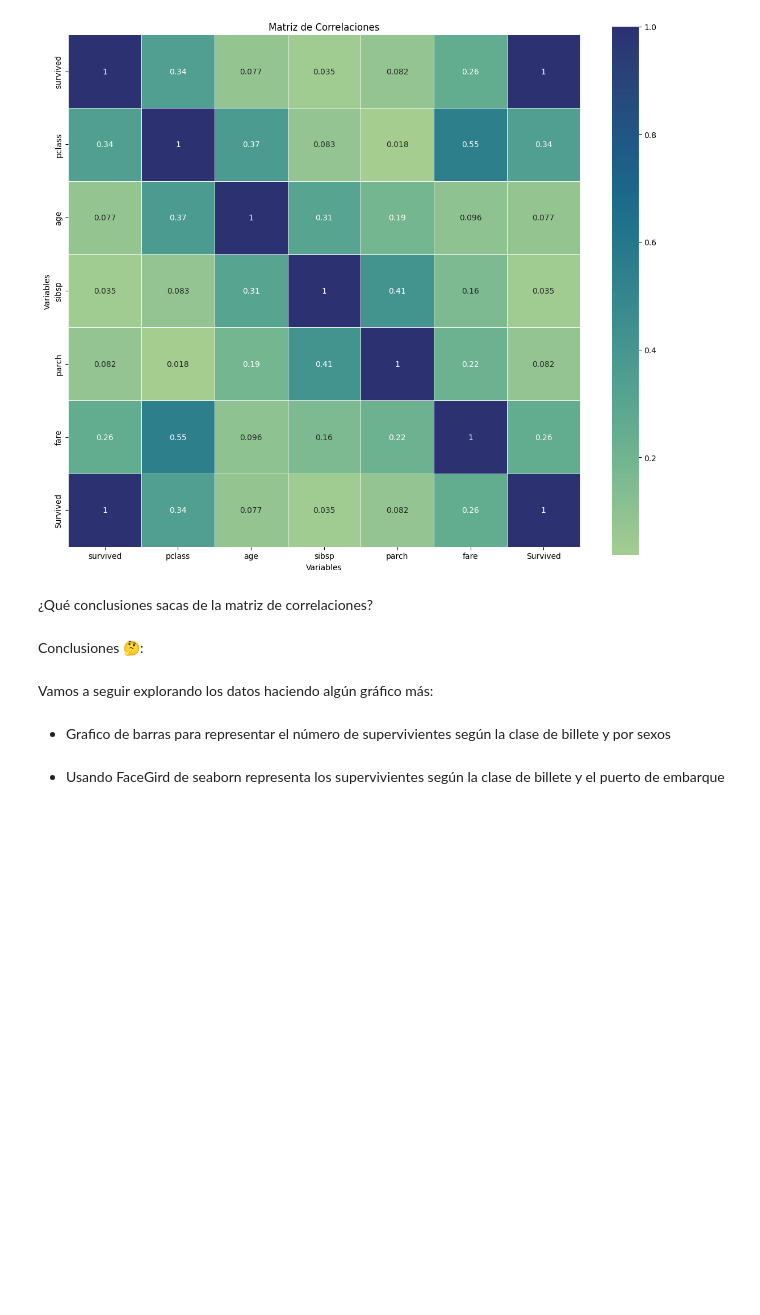
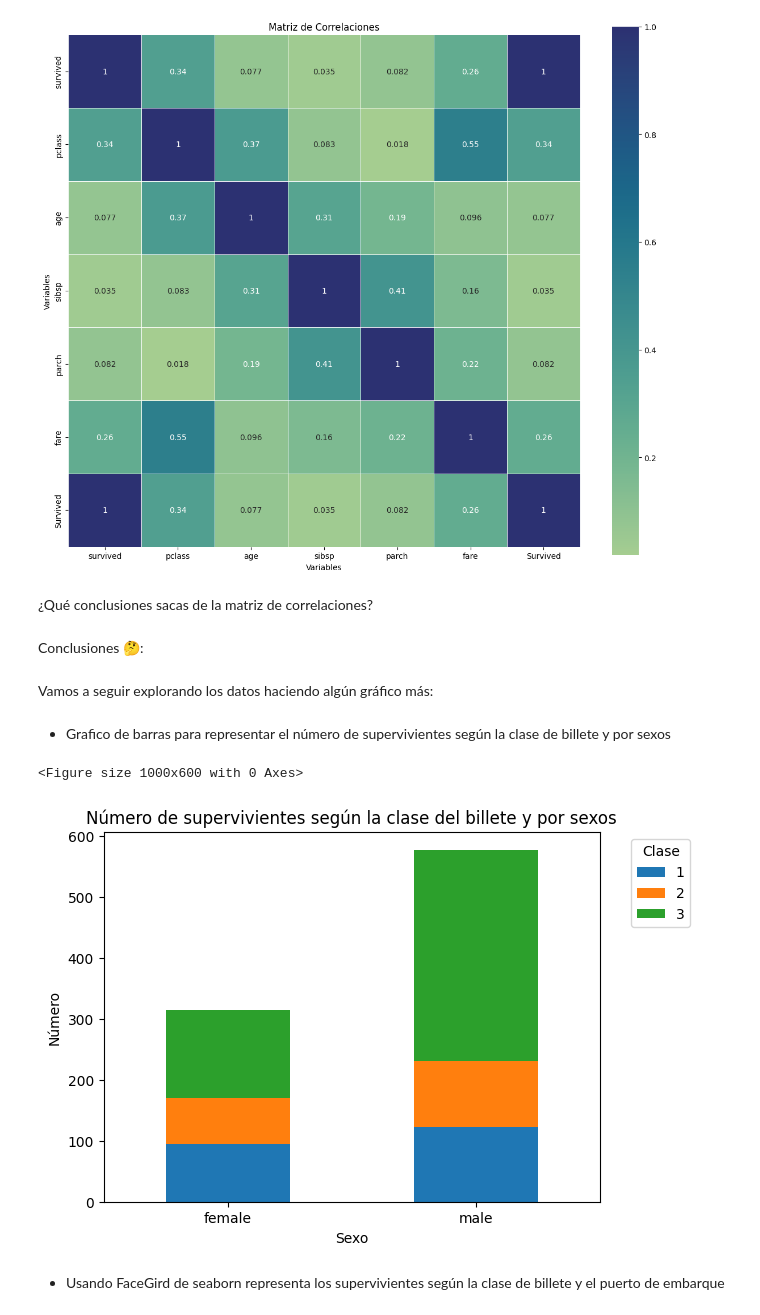
Before and after one commit to iruneguinea9/SAPA, a Jupyter notebook: 2_4Ejercicios.ipynb, the cells around one changed output. Drawn from its saved outputs; the diff is of its cells as text; code cells hidden in the pictures; blank space fills up the shorter version.

```diff
--- a/2_4Ejercicios.ipynb
+++ b/2_4Ejercicios.ipynb
@@ -341,5 +341,18 @@ Conclusiones 🤔:
 Vamos a seguir explorando los datos haciendo algún gráfico más:
 # %% [markdown]
 - Grafico de barras para representar el número de supervivientes según la clase de billete y por sexos
+# %%
+pivot_table = df_titanic.pivot_table(index=['sex'], columns=['pclass'], values='survived', aggfunc='count')
+
+plt.figure(figsize=(10, 6))
+pivot_table.plot(kind='bar', stacked=True, rot=0)
+plt.title('Número de supervivientes según la clase del billete y por sexos')
+plt.xlabel('Sexo')
+plt.ylabel('Número')
+plt.legend(title='Clase', bbox_to_anchor=(1.05, 1), loc='upper left')
+plt.show()
+# %% [output]
+<Figure size 1000x600 with 0 Axes>
+[figure, added]
 # %% [markdown]
 - Usando FaceGird de seaborn representa los supervivientes según la clase de billete y el puerto de embarque
```
Also changed, not shown: parts of 9 cells of this notebook, 1 other file.
